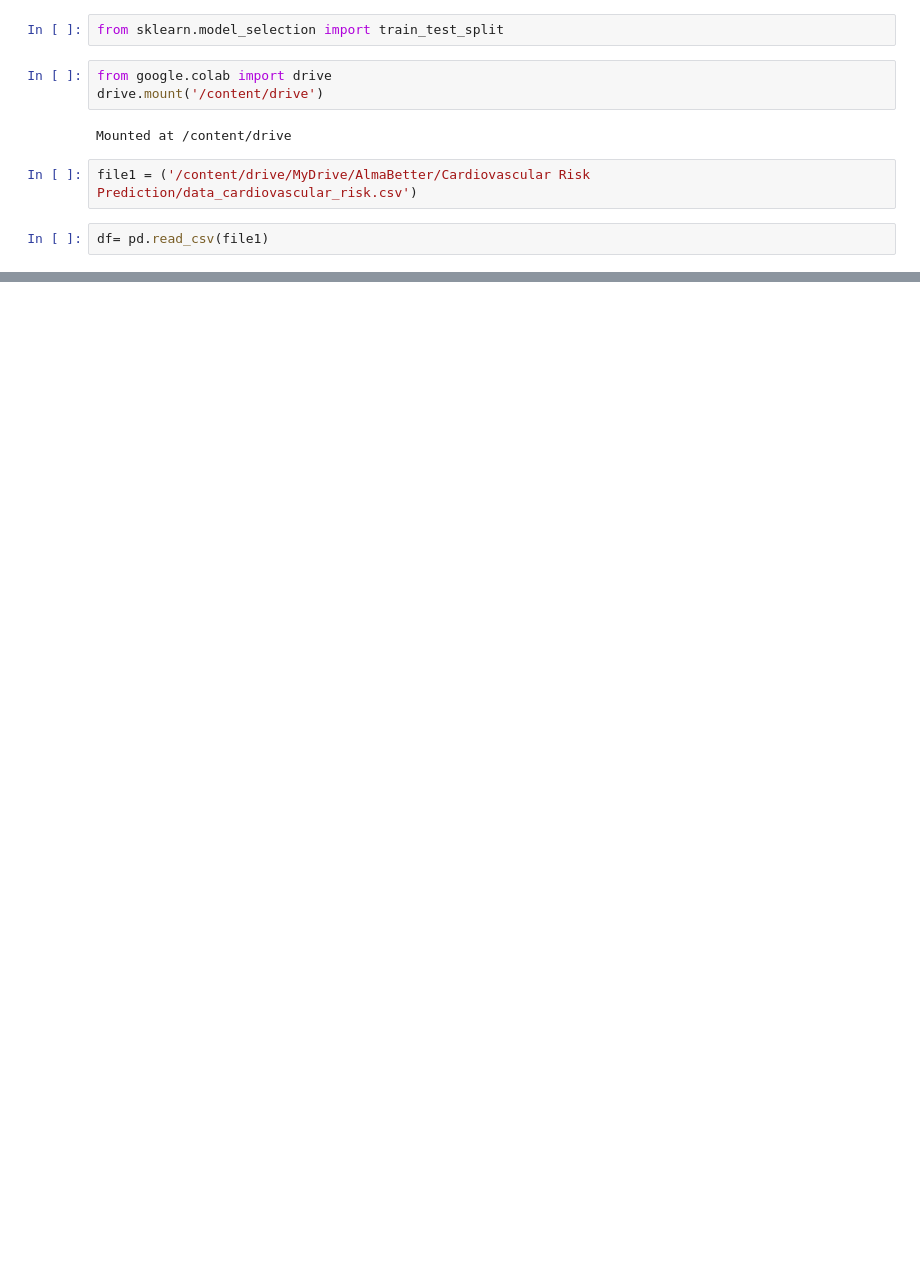
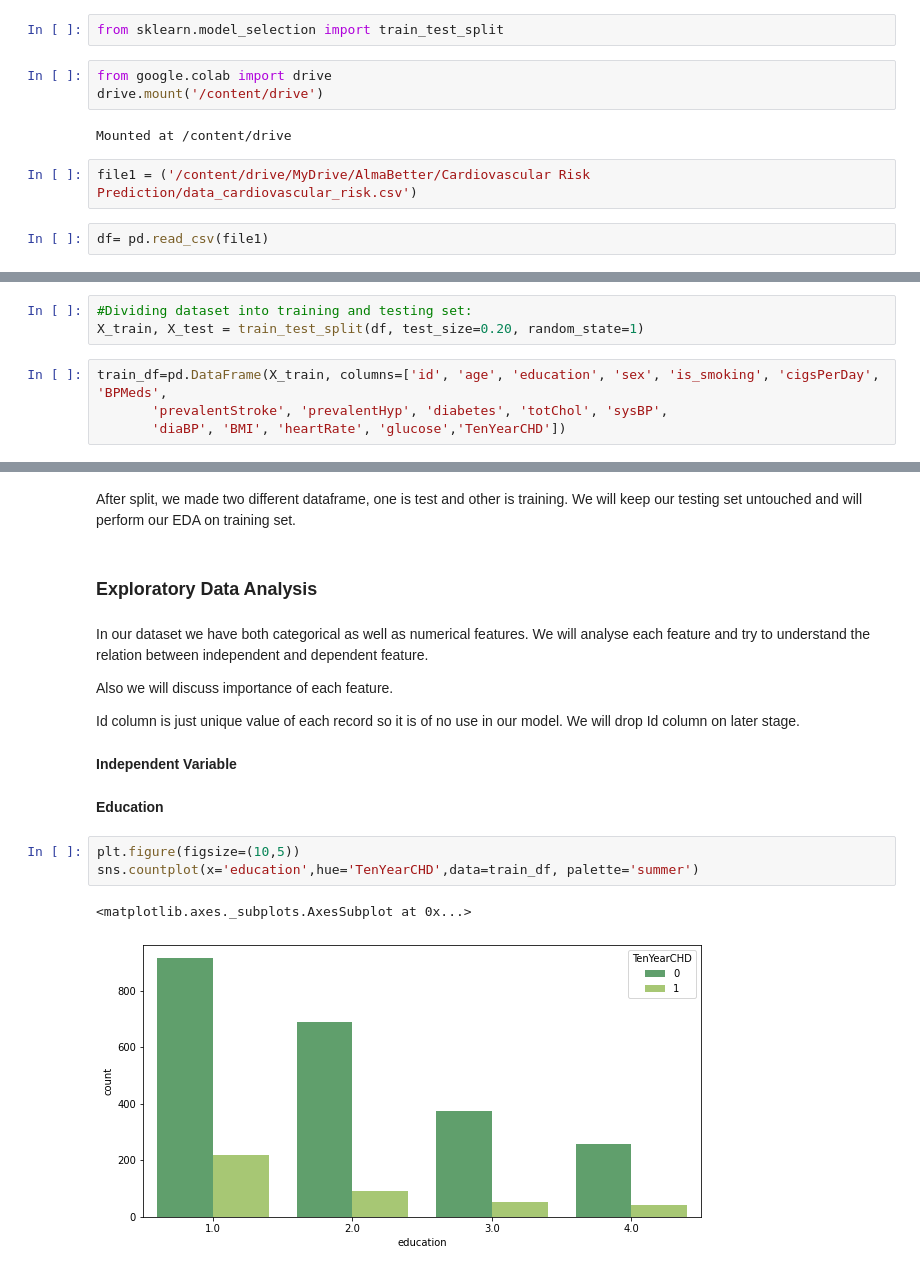
Before and after one commit to M0n1ka-05/Cardiovascular_Risk_Prediction_Model, a Jupyter notebook: Cardiovascular_Risk_Prediction.ipynb, the cells around one changed output, grey strips where cells are left out. Drawn from its saved outputs; the diff is of its cells as text; blank space fills up the shorter version.

```diff
--- a/Cardiovascular_Risk_Prediction.ipynb
+++ b/Cardiovascular_Risk_Prediction.ipynb
@@ -35,0 +74,7 @@ df.head(2)
+# %%
+#Dividing dataset into training and testing set:
+X_train, X_test = train_test_split(df, test_size=0.20, random_state=1)
+# %%
+train_df=pd.DataFrame(X_train, columns=['id', 'age', 'education', 'sex', 'is_smoking', 'cigsPerDay', 'BPMeds',
+       'prevalentStroke', 'prevalentHyp', 'diabetes', 'totChol', 'sysBP',
+       'diaBP', 'BMI', 'heartRate', 'glucose','TenYearCHD'])
@@ -55,0 +138,20 @@ memory usage: 450.4+ KB
+# %% [markdown]
+After split, we made two different dataframe, one is test and other is training. We will keep our testing set untouched and will perform our EDA on training set.
+# %% [markdown]
+### **Exploratory Data Analysis**
+# %% [markdown]
+In our dataset we have both categorical as well as numerical features. We will analyse each feature and try to understand the relation between independent and dependent feature.
+
+Also we will discuss importance of each feature.
+
+Id column is just unique value of each record so it is of no use in our model. We will drop Id column on later stage.
+# %% [markdown]
+**Independent Variable**
+# %% [markdown]
+**Education**
+# %%
+plt.figure(figsize=(10,5))
+sns.countplot(x='education',hue='TenYearCHD',data=train_df, palette='summer')
+# %% [output]
+<matplotlib.axes._subplots.AxesSubplot at 0x...>
+[figure, added]
```
Also changed, not shown: parts of 24 cells of this notebook.
